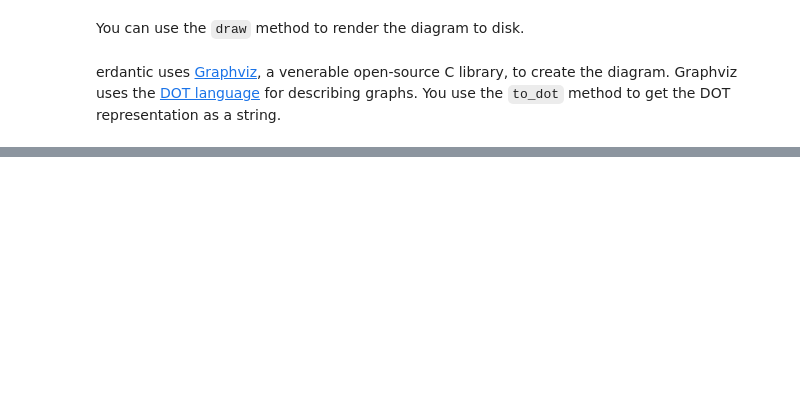
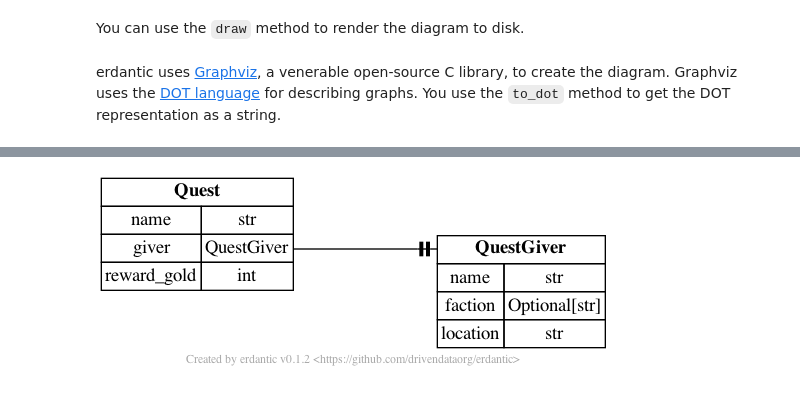
Before and after one commit to drivendataorg/erdantic, a Jupyter notebook: docs/docs/examples/pydantic.ipynb, the cells around one changed output, grey strips where cells are left out. Saved outputs shown, nothing was run; the diff lists cells and outputs as text; code cells hidden in the pictures; blank space fills up the shorter version.

```diff
--- a/docs/docs/examples/pydantic.ipynb
+++ b/docs/docs/examples/pydantic.ipynb
@@ -66,0 +118,4 @@ assert diagram.to_dot() == erd.to_dot(Party)
+# %%
+erd.create(Quest)
+# %% [output]
+[figure, added]
```
Also changed, not shown: parts of 7 cells of this notebook, 6 other files.
